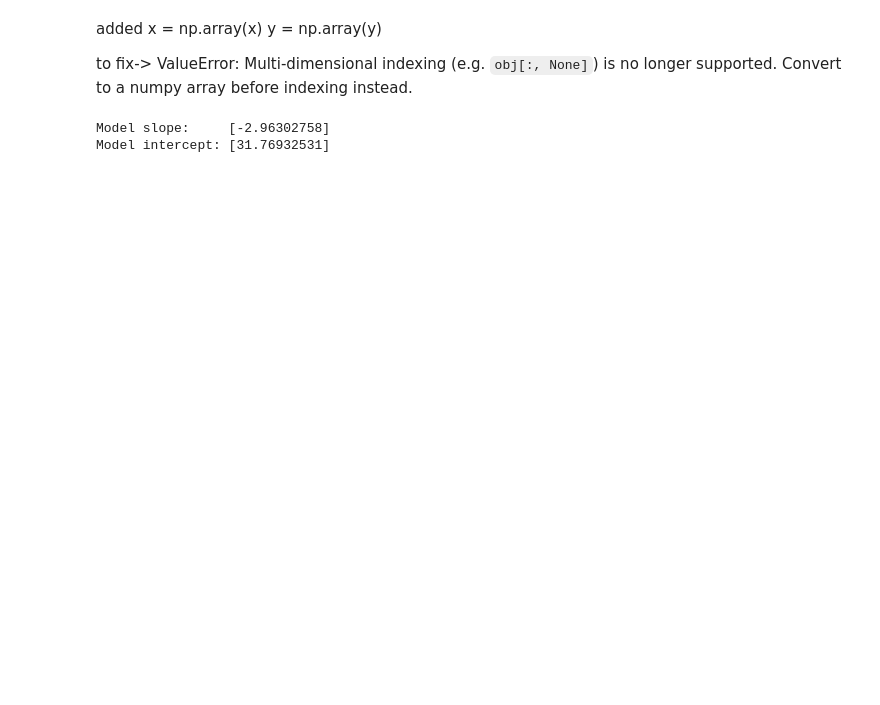
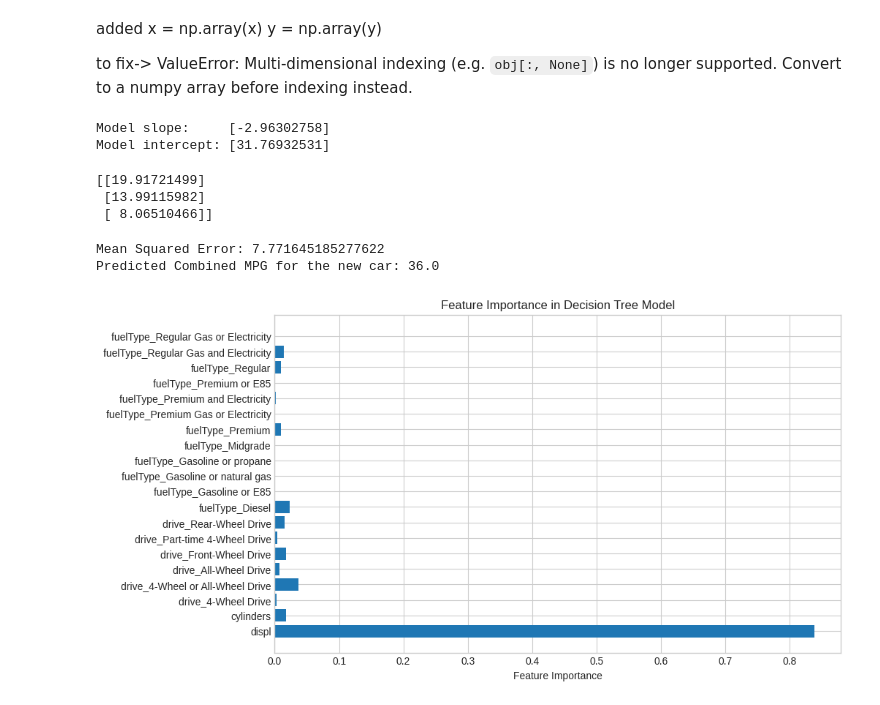
Before and after one commit to MatthewC00273575/Data-Science, a Jupyter notebook: LinearRegressionTest.ipynb, the cells around one changed output. Drawn from its saved outputs; the diff is of its cells as text; code cells hidden in the pictures; blank space fills up the shorter version.

Commit message:
feature Importance added

```diff
--- a/LinearRegressionTest.ipynb
+++ b/LinearRegressionTest.ipynb
@@ -55,3 +61,78 @@ print("Model intercept:", model.intercept_)
 # %% [output]
 Model slope:     [-2.96302758]
 Model intercept: [31.76932531]
+# %%
+new_data = np.array([[4.0], [6.0], [8.0]])  # Example engine displacements
+predictions = model.predict(new_data)
+print(predictions)  # Outputs the predicted fuel efficiency
+# %% [output]
+[[19.91721499]
+ [13.99115982]
+ [ 8.06510466]]
+# %%
+vehicles_df = pd.read_csv('/content/vehicles.csv')
+
+
+# Select relevant features and target variable
+features = ['displ', 'cylinders', 'drive', 'fuelType']  # Predictor variables
+target = 'comb08'  # Target variable (combined MPG)
+
+# Drop rows with missing values in the selected features or target
+vehicles_df = vehicles_df[features + [target]].dropna()
+
+# Convert categorical variables (drive, fuelType) to numerical values using one-hot encoding
+vehicles_df = pd.get_dummies(vehicles_df, columns=['drive', 'fuelType'], drop_first=True)
+
+# Split the dataset into features (X) and target (y)
+X = vehicles_df.drop(columns=[target])
+y = vehicles_df[target]
+
+# Split the data into training and testing sets (80% train, 20% test)
+X_train, X_test, y_train, y_test = train_test_split(X, y, test_size=0.2, random_state=42)
+
+# Initialize the Decision Tree Regressor (CART in scikit-learn)
+model = DecisionTreeRegressor(random_state=42)
+
+# Train the model
+model.fit(X_train, y_train)
+
+# Make predictions on the test set
+y_pred = model.predict(X_test)
+
+# Evaluate the model using Mean Squared Error (MSE)
+mse = mean_squared_error(y_test, y_pred)
+print(f"Mean Squared Error: {mse}")
+
+# Example new car's attributes
+new_car = {
+    'displ': 1,       # Engine displacement
+    'cylinders': 6,     # Number of cylinders
+    'drive_FWD': 0,     # Front-wheel drive (set to 1 for FWD, 0 otherwise)
+    'fuelType_Gasoline': 1  # Gasoline (set to 1 for gasoline, 0 otherwise)
+}
+
+# Convert the new car's attributes to a DataFrame with the same structure as the training data
+new_car_df = pd.DataFrame([new_car])
+
+# Ensure the new car DataFrame has the same columns as the training set
+new_car_df = new_car_df.reindex(columns=X.columns, fill_value=0)
+
+# Predict the fuel efficiency for the new car
+predicted_mpg = model.predict(new_car_df)
+
+print(f"Predicted Combined MPG for the new car: {predicted_mpg[0]}")
+# %% [output]
+Mean Squared Error: 7.771645185277622
+Predicted Combined MPG for the new car: 36.0
+# %%
+importances = model.feature_importances_
+feature_names = X.columns
+
+# Plot feature importances
+plt.figure(figsize=(10, 6))
+plt.barh(feature_names, importances)
+plt.xlabel("Feature Importance")
+plt.title("Feature Importance in Decision Tree Model")
+plt.show()
+# %% [output]
+[figure, added]
```
Also changed, not shown: parts of 3 cells of this notebook.
